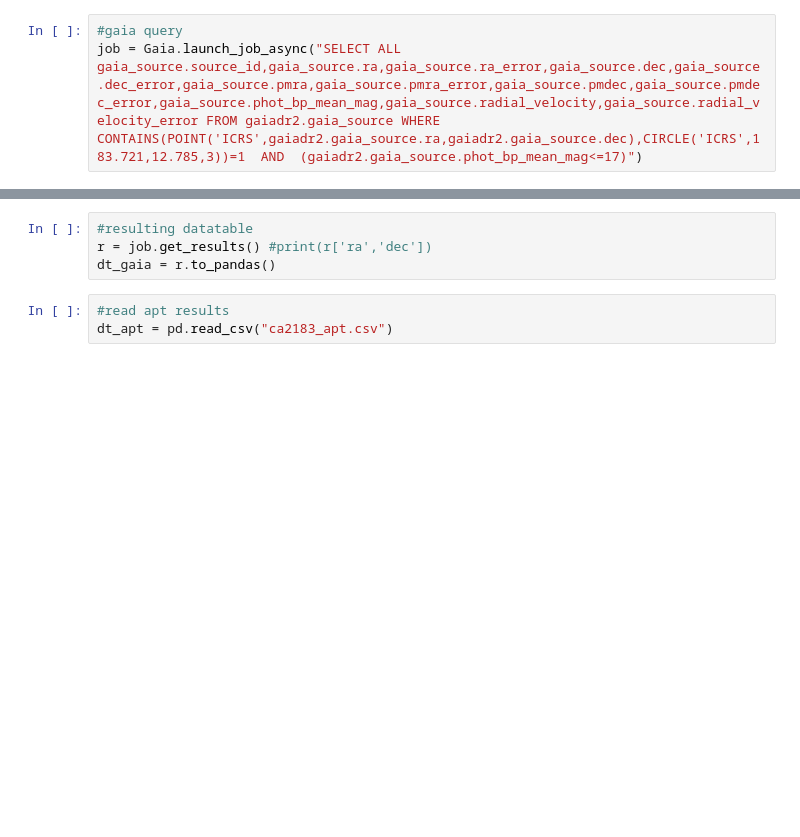
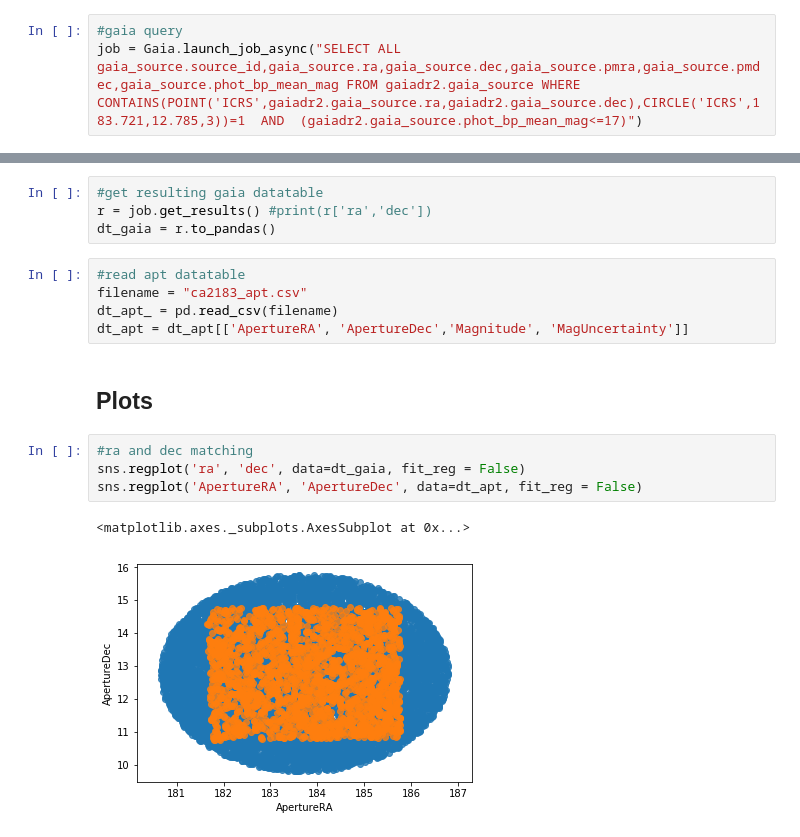
Before and after one commit to oliang2000/yerkes-plate-digitization, a Jupyter notebook: APT.ipynb, the cells around one changed output, grey strips where cells are left out. Saved outputs shown, nothing was run; the diff lists cells and outputs as text; blank space fills up the shorter version.

Commit message:
1 plot

```diff
--- a/APT.ipynb
+++ b/APT.ipynb
@@ -7,6 +8,6 @@ import pandas as pd
 # %%
 #gaia query
-job = Gaia.launch_job_async("SELECT ALL gaia_source.source_id,gaia_source.ra,gaia_source.ra_error,gaia_source.dec,gaia_source.dec_error,gaia_source.pmra,gaia_source.pmra_error,gaia_source.pmdec,gaia_source.pmdec_error,gaia_source.phot_bp_mean_mag,gaia_source.radial_velocity,gaia_source.radial_velocity_error FROM gaiadr2.gaia_source WHERE CONTAINS(POINT('ICRS',gaiadr2.gaia_source.ra,gaiadr2.gaia_source.dec),CIRCLE('ICRS',183.721,12.785,3))=1  AND  (gaiadr2.gaia_source.phot_bp_mean_mag<=17)")
+job = Gaia.launch_job_async("SELECT ALL gaia_source.source_id,gaia_source.ra,gaia_source.dec,gaia_source.pmra,gaia_source.pmdec,gaia_source.phot_bp_mean_mag FROM gaiadr2.gaia_source WHERE CONTAINS(POINT('ICRS',gaiadr2.gaia_source.ra,gaiadr2.gaia_source.dec),CIRCLE('ICRS',183.721,12.785,3))=1  AND  (gaiadr2.gaia_source.phot_bp_mean_mag<=17)")
 # %% [output]
 WARNING: W35: None:5:0: W35: 'value' attribute required for INFO elements [astropy.io.votable.tree]
 WARNING: W35: None:6:0: W35: 'value' attribute required for INFO elements [astropy.io.votable.tree]
@@ -23,8 +20,19 @@ WARNING: W50: None:47:0: W50: Invalid unit string 'km.s**-1' [astropy.io.votable
 Query finished.
 # %%
-#resulting datatable
+#get resulting gaia datatable
 r = job.get_results() #print(r['ra','dec'])
 dt_gaia = r.to_pandas()
-# %%
-#read apt results
-dt_apt = pd.read_csv("ca2183_apt.csv")
+# %%
+#read apt datatable
+filename = "ca2183_apt.csv"
+dt_apt_ = pd.read_csv(filename)
+dt_apt = dt_apt[['ApertureRA', 'ApertureDec','Magnitude', 'MagUncertainty']]
+# %% [markdown]
+## Plots
+# %%
+#ra and dec matching
+sns.regplot('ra', 'dec', data=dt_gaia, fit_reg = False)
+sns.regplot('ApertureRA', 'ApertureDec', data=dt_apt, fit_reg = False)
+# %% [output]
+<matplotlib.axes._subplots.AxesSubplot at 0x...>
+[figure, added]
```
Also changed, not shown: parts of 3 cells of this notebook.
